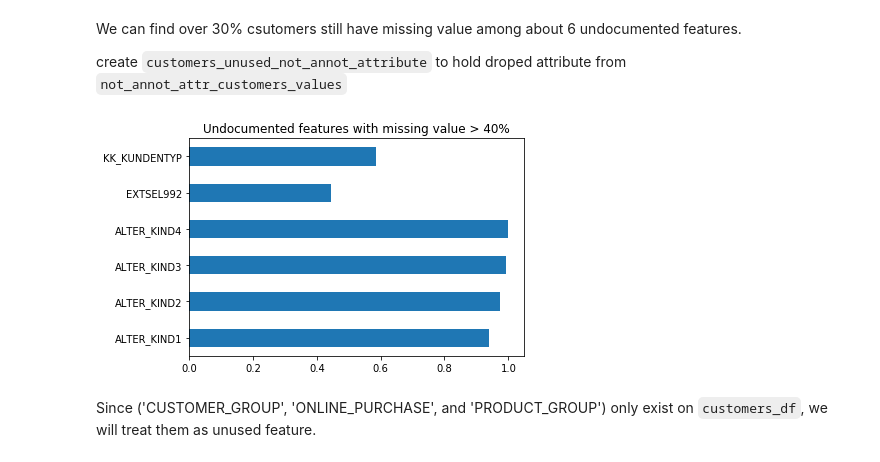
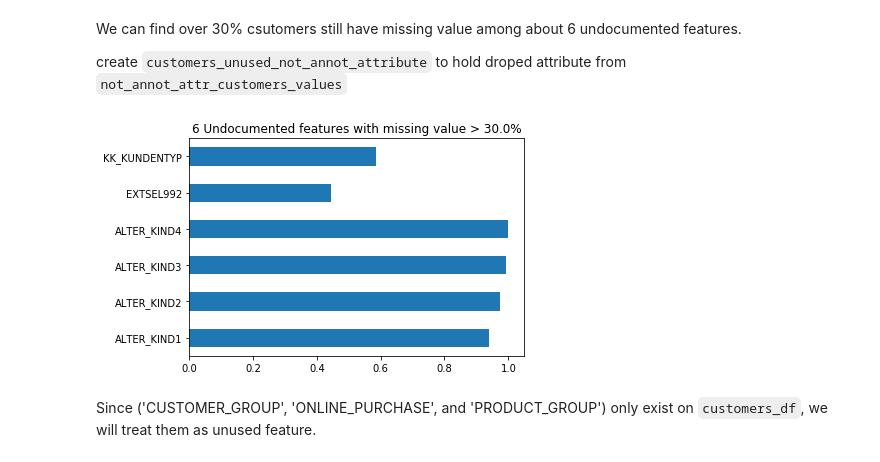
Before and after one commit to dragon7-fc/DSND-Capstone, a Jupyter notebook: Arvato Project Workbook.ipynb, the cells around one changed output. Drawn from its saved outputs; the diff is of its cells as text; code cells hidden in the pictures.

```diff
--- a/Arvato Project Workbook.ipynb
+++ b/Arvato Project Workbook.ipynb
@@ -536,10 +566,10 @@ create `customers_unused_not_annot_attribute` to hold droped attribute from `not
 customers_unused_not_annot_attribute = not_annot_attr_customers_values[customers_df[not_annot_attr_customers_values].isnull().mean() > FEATURE_DROP_RATIO]
 # %%
 customers_df[customers_unused_not_annot_attribute].isnull().mean().plot.barh()
-plt.title('Undocumented features with missing value > 40%')
+plt.title('{} Undocumented features with missing value > {}%'.format(customers_unused_not_annot_attribute.size, FEATURE_DROP_RATIO*100))
 plt.show()
 # %% [output]
-[figure, old version]
+[figure, new version]
 # %% [markdown]
 Since ('CUSTOMER_GROUP', 'ONLINE_PURCHASE', and 'PRODUCT_GROUP') only exist on `customers_df`, we will treat them as unused feature.
 # %%
```
Also changed, not shown: parts of 83 cells of this notebook.
